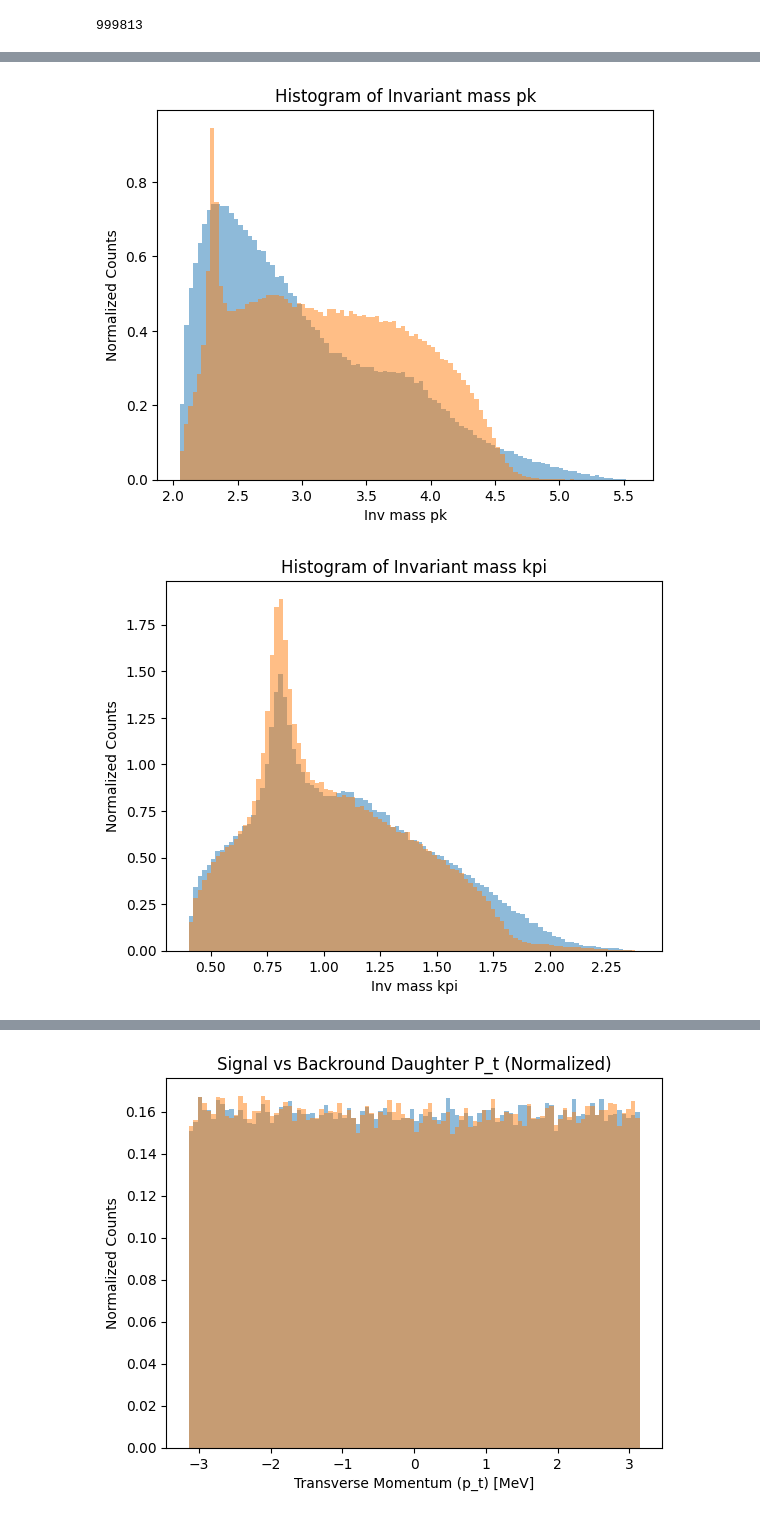
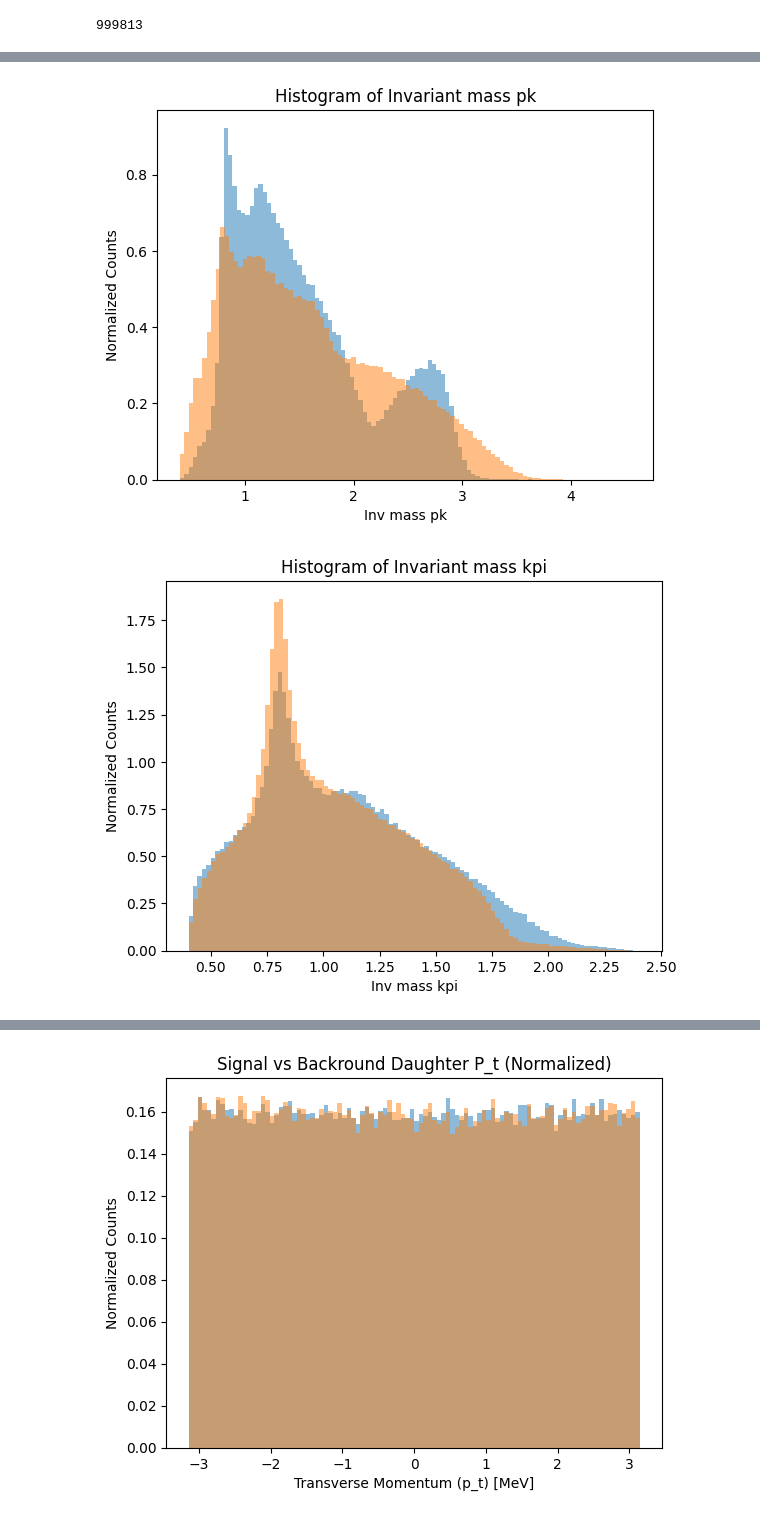
Before and after one commit to GitGup/ATLAS_DNN, a Jupyter notebook: MC_DNN.ipynb, the cells around one changed output, grey strips where cells are left out. Drawn from its saved outputs; the diff is of its cells as text; code cells hidden in the pictures.

Commit message:
trained and evaluated on all daughter info, and inv mass combos

```diff
--- a/MC_DNN.ipynb
+++ b/MC_DNN.ipynb
@@ -510,9 +517,15 @@ save(only_4122, "only_4122_invmassdaughter_train")
 new_df = load("new_df_invmassdaughter_train")
 only_411 = load("only_411_invmassdaughter_train")
 only_4122 = load("only_4122_invmassdaughter_train")
+# %%
+def get_columns(df):
+    training_columns = []
+    for col in df.columns:
+        training_columns.append(col)
+    return training_columns
 # %%
-training_columns = ['DMesons_pt','DMesons_eta', 'DMesons_fitOutput__Lxy', 'DMesons_costhetastar', "inv_mass1", "inv_mass2", "inv_mass3", "inv_mass4",
-                    "daughter_pt1", "daughter_pt2", "daughter_pt3", "daughter_eta1", "daughter_eta2", "daughter_eta3", "daughter_phi1", "daughter_phi2", "daughter_phi3"]
+training_columns = get_columns(new_df)
+training_columns.remove('DMesons_pdgId')
 #D and Lambda
 new_df['DMesons_pdgId'] = new_df['DMesons_pdgId'].replace({411: 0, 4122: 1})
 X_train, X_test, y_train, y_test = train_test_split(new_df[training_columns], new_df['DMesons_pdgId'], test_size=0.2, random_state=42)
@@ -527,23 +556,23 @@ X_train2, X_test2, y_train2, y_test2 = train_test_split(only_4122[training_colum
 # %%
-counts, bins, _ = plt.hist(X_train1["inv_mass3"], bins=100)
-counts2, bins2, _ = plt.hist(X_train2["inv_mass3"], bins=100)
+counts, bins, _ = plt.hist(X_train1["inv_mass1"], bins=100)
+counts2, bins2, _ = plt.hist(X_train2["inv_mass1"], bins=100)
 # Normalize the histogram using the formula
 density = counts / (sum(counts) * np.diff(bins))
 density2 = counts2 / (sum(counts2) * np.diff(bins2))
 
 # Plot the normalized histogram
 plt.clf()
 plt.bar(bins[:-1], density, width=np.diff(bins), align='edge', alpha=0.5)
 plt.bar(bins2[:-1], density2, width=np.diff(bins2), align='edge', alpha=0.5)
 plt.title("Histogram of Invariant mass pk")
 plt.xlabel("Inv mass pk")
 plt.ylabel("Normalized Counts")
 plt.show()
 # %% [output]
-[figure, old version]
+[figure, new version]
 # %%
-counts, bins, _ = plt.hist(X_train1["inv_mass4"], bins=100)
-counts2, bins2, _ = plt.hist(X_train2["inv_mass4"], bins=100)
+counts, bins, _ = plt.hist(X_train1["inv_mass2"], bins=100)
+counts2, bins2, _ = plt.hist(X_train2["inv_mass2"], bins=100)
 # Normalize the histogram using the formula
 density = counts / (sum(counts) * np.diff(bins))
 density2 = counts2 / (sum(counts2) * np.diff(bins2))
@@ -557,7 +586,7 @@ plt.xlabel("Inv mass kpi")
 plt.ylabel("Normalized Counts")
 plt.show()
 # %% [output]
-[figure, old version]
+[figure, new version]
 # %%
 counts, bins, _ = plt.hist(X_train1["DMesons_pt"], bins=100)
 counts2, bins2, _ = plt.hist(X_train2["DMesons_pt"], bins=100)
```
Also changed, not shown: parts of 21 cells of this notebook.
